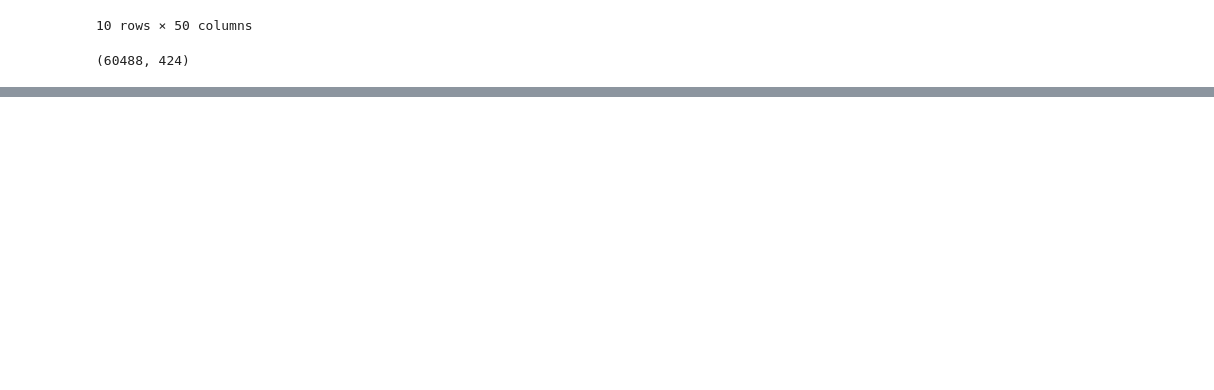
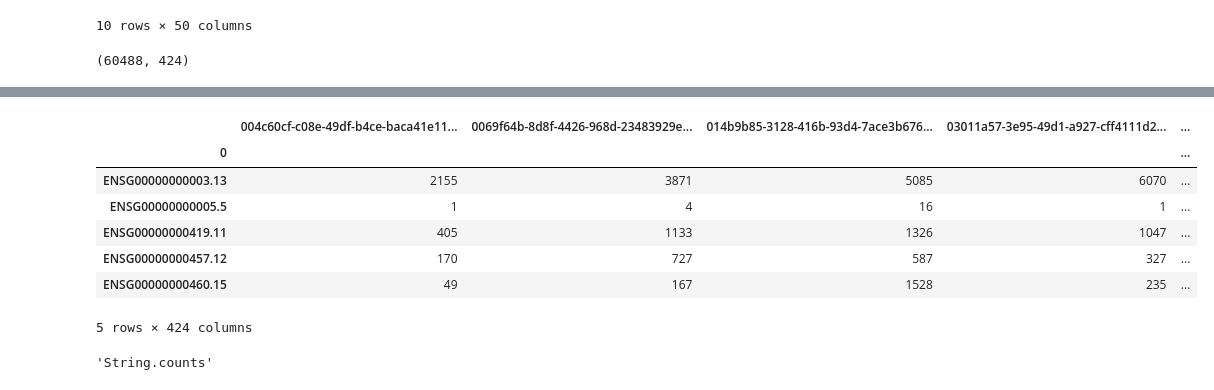
Before and after one commit to oaoni/spark-gene-expression, a Jupyter notebook: Query.ipynb, the cells around one changed output, grey strips where cells are left out. Drawn from its saved outputs; the diff is of its cells as text; code cells hidden in the pictures; blank space fills up the shorter version.

```diff
--- a/Query.ipynb
+++ b/Query.ipynb
@@ -333,0 +406,11 @@ print(seq)
+# %%
+test.data.head()
+# %% [output]
+|  | 004c60cf-c08e-49df-b4ce-baca41e11... | 0069f64b-8d8f-4426-968d-23483929e... | 014b9b85-3128-416b-93d4-7ace3b676... | 03011a57-3e95-49d1-a927-cff4111d2... | ... |
+| 0 |  |  |  |  | ... |
+| ENSG00000000003.13 | 2155 | 3871 | 5085 | 6070 | ... |
+| ENSG00000000005.5 | 1 | 4 | 16 | 1 | ... |
+| ENSG00000000419.11 | 405 | 1133 | 1326 | 1047 | ... |
+| ENSG00000000457.12 | 170 | 727 | 587 | 327 | ... |
+| ENSG00000000460.15 | 49 | 167 | 1528 | 235 | ... |
+5 rows × 424 columns
@@ -333,0 +419,4 @@ print(seq)
+# %%
+apple[:-3]
+# %% [output]
+'String.counts'
```
Also changed, not shown: parts of 26 cells of this notebook.
